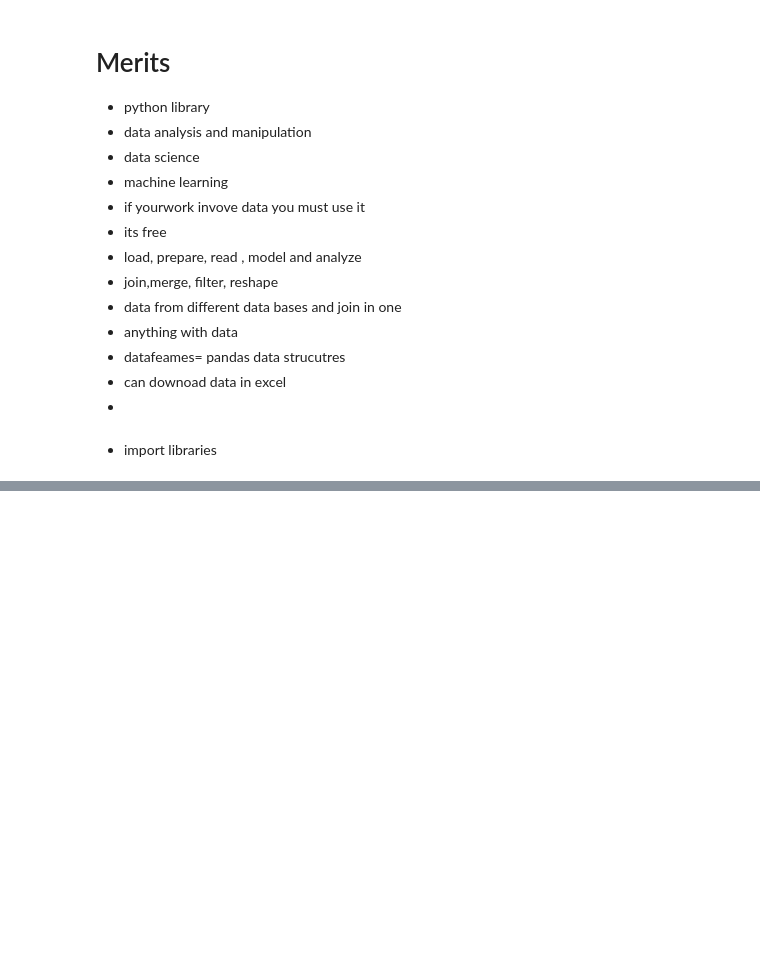
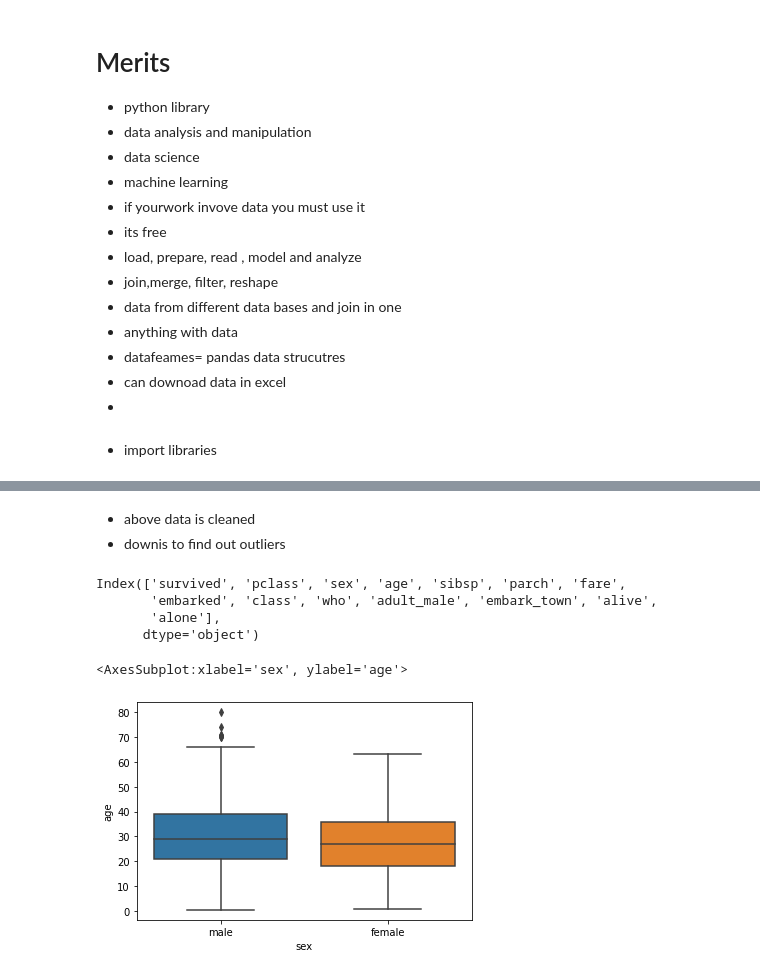
Before and after one commit to Azeem-svg/firstgithub, a Jupyter notebook: Home_work/Final Assignment/Final_Neat_WorkBook.ipynb, the cells around one changed output, grey strips where cells are left out. Saved outputs shown, nothing was run; the diff lists cells and outputs as text; code cells hidden in the pictures; blank space fills up the shorter version.

```diff
--- a/Home_work/Final Assignment/Final_Neat_WorkBook.ipynb
+++ b/Home_work/Final Assignment/Final_Neat_WorkBook.ipynb
@@ -622,0 +641,2 @@ df2
+# %%
+kashti= sns.load_dataset('titanic')
@@ -622,0 +665,2 @@ df2
+# %%
+ks=kashti
@@ -622,0 +796,3 @@ df2
+# %%
+ks_clean=ks.drop(['deck'],axis=1)
+ks_clean.head()
@@ -622,0 +848,2 @@ df2
+# %%
+ks_clean=ks_clean.dropna()
@@ -622,0 +919,15 @@ df2
+# %% [markdown]
+- above data is cleaned
+- downis to find out outliers
+# %%
+ks_clean.columns
+# %% [output]
+Index(['survived', 'pclass', 'sex', 'age', 'sibsp', 'parch', 'fare',
+       'embarked', 'class', 'who', 'adult_male', 'embark_town', 'alive',
+       'alone'],
+      dtype='object')
+# %%
+sns.boxplot(x='sex',y='age', data=ks_clean)
+# %% [output]
+<AxesSubplot:xlabel='sex', ylabel='age'>
+[figure, added]
```
Also changed, not shown: parts of 62 cells of this notebook, 2 other files.
